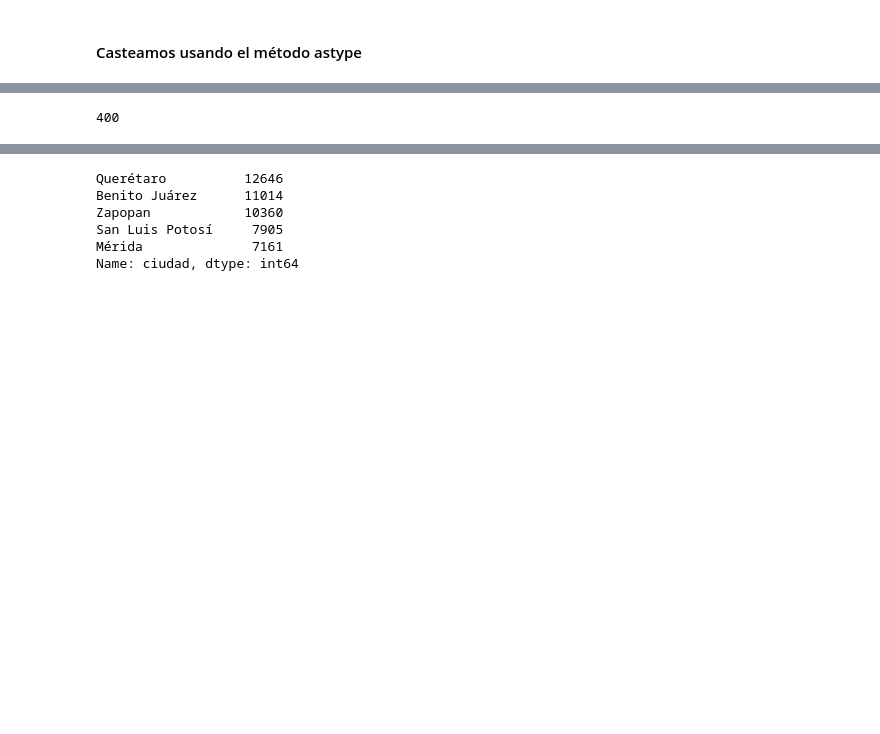
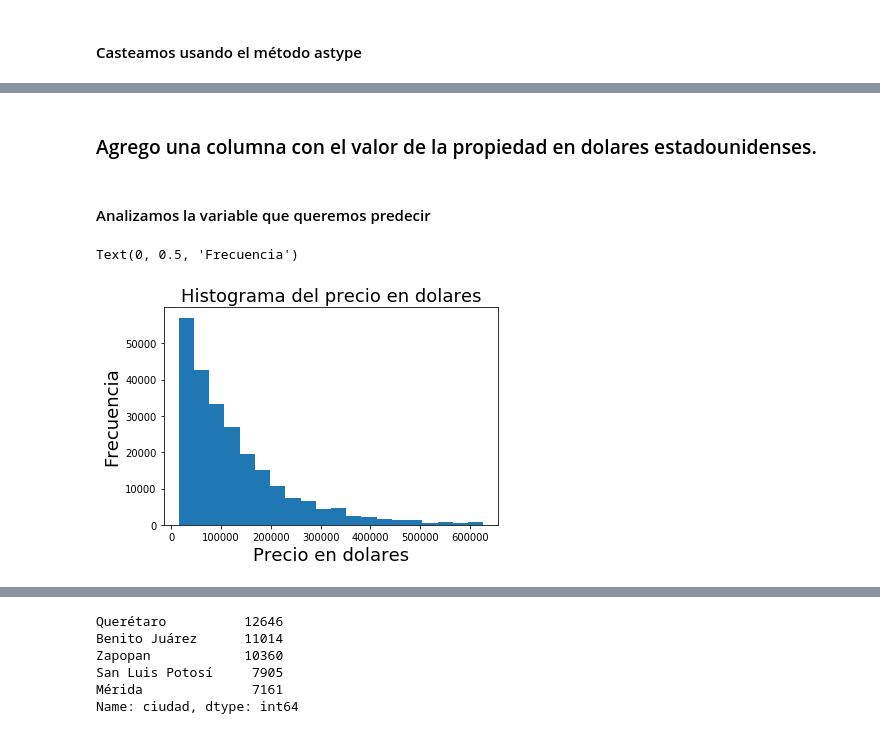
Before and after one commit to blukitas/groupby-banco-, a Jupyter notebook: Tp1/01-zona-prop-pandas.ipynb, the cells around one changed output, grey strips where cells are left out. Drawn from its saved outputs; the diff is of its cells as text; code cells hidden in the pictures; blank space fills up the shorter version.

Commit message:
Histograma,density ploy de precio
agregué:
-una columna con el precio en dolares.
-histograma del precio en dólares.
-density plot del precio en dólares.
-matriz de correlaciones y heatmap.

```diff
--- a/Tp1/01-zona-prop-pandas.ipynb
+++ b/Tp1/01-zona-prop-pandas.ipynb
@@ -160,7 +141,16 @@ df.head().transpose()
-# %%
-# here are all the attributes of both a pandas Series and a pandas DF
-s_attr_methods = set(dir(pd.Series))
-df_attr_methods = set(dir(pd.DataFrame))
-len(s_attr_methods & df_attr_methods) #they share 400 methods
-# %% [output]
-400
+# %% [markdown]
+### Agrego una columna con el valor de la propiedad en dolares estadounidenses.
+# %%
+tipo_de_cambio = 0.050 # Cada peso mexicano equivale a esa cantidad de dolares (03/09/2019)
+df['precio_usd'] = df['precio'] * tipo_de_cambio # creamos la nueva columna
+# %% [markdown]
+#### Analizamos la variable que queremos predecir
+# %%
+# Plotteamos un histograma de frecuencias para el precio.
+hist = df['precio_usd'].plot.hist(bins=20)
+hist.set_title("Histograma del precio en dolares", fontsize=18)
+hist.set_xlabel("Precio en dolares",fontsize=18)
+hist.set_ylabel("Frecuencia", fontsize=18)
+# %% [output]
+Text(0, 0.5, 'Frecuencia')
+[figure, added]
```
Also changed, not shown: parts of 15 cells of this notebook.
